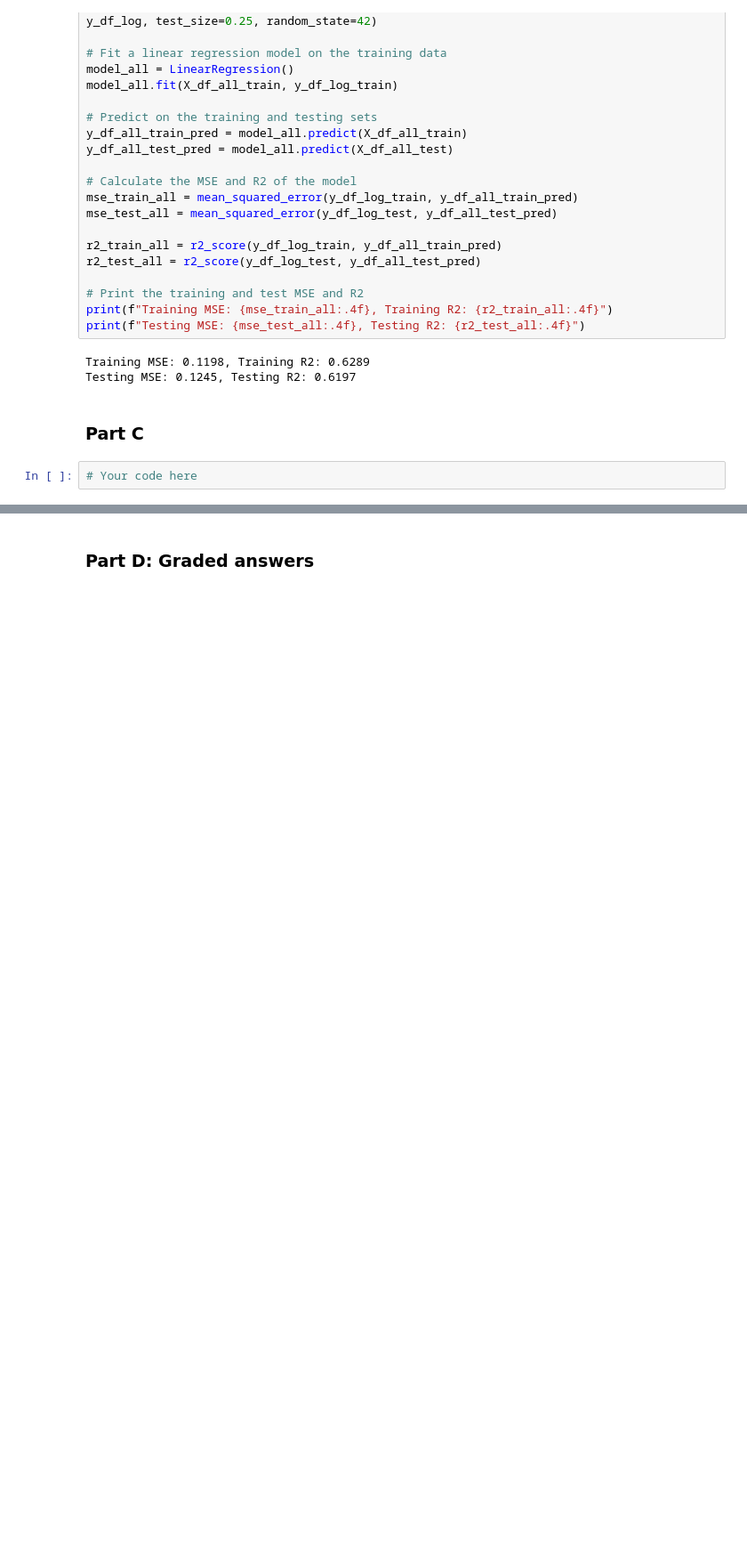
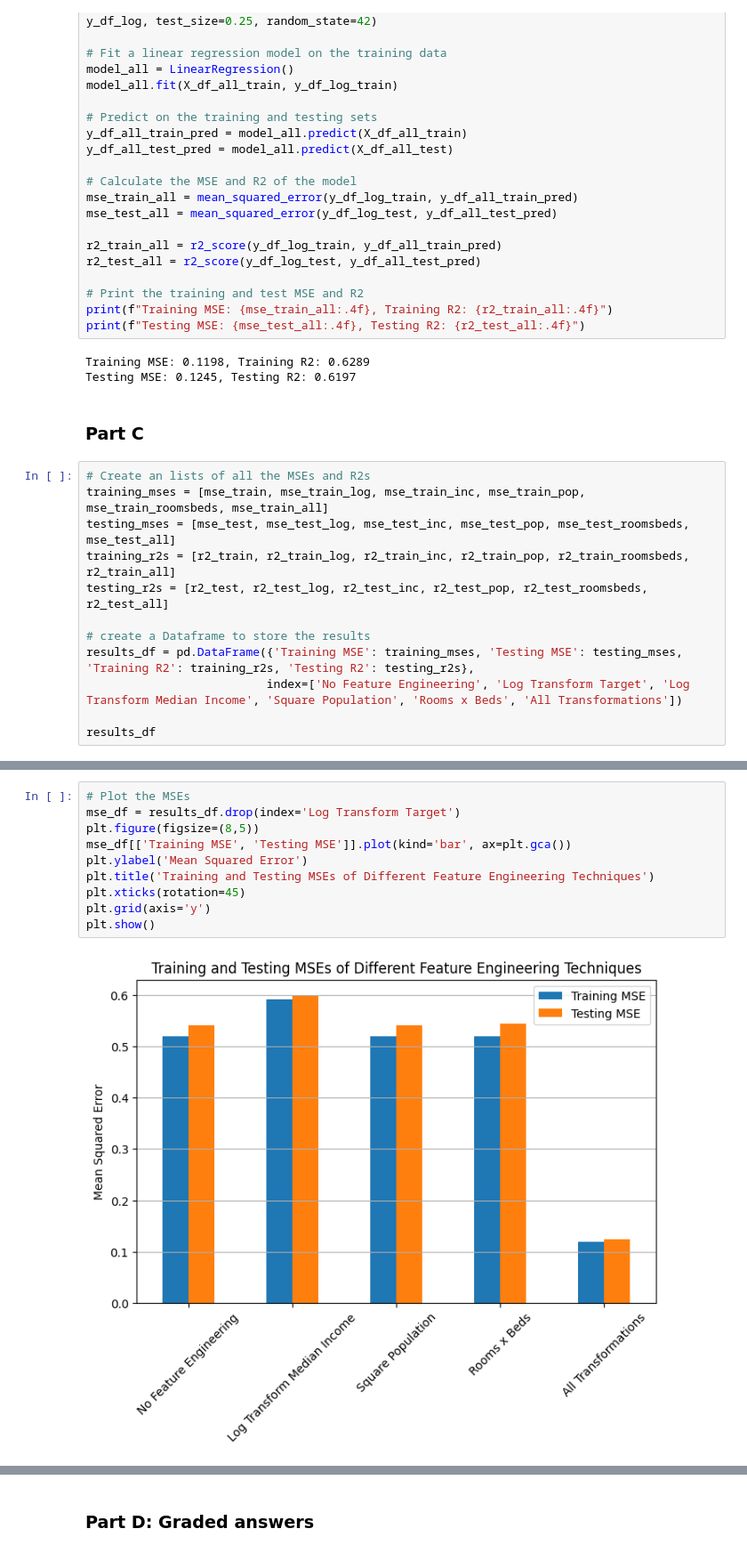
Before and after one commit to jtvon/Module-3-Assignments, a Jupyter notebook: Homework_03.ipynb, the cells around one changed output, grey strips where cells are left out. Shown: that part at 89% size. Cells and saved outputs as stored; diff of their text form; blank space fills up the shorter version.

```diff
--- a/Homework_03.ipynb
+++ b/Homework_03.ipynb
@@ -577,4 +577,14 @@ Testing MSE: 0.1245, Testing R2: 0.6197
 # %% [markdown]
 ### Part C
 # %%
-# Your code here
+# Create an lists of all the MSEs and R2s
+training_mses = [mse_train, mse_train_log, mse_train_inc, mse_train_pop, mse_train_roomsbeds, mse_train_all]
+testing_mses = [mse_test, mse_test_log, mse_test_inc, mse_test_pop, mse_test_roomsbeds, mse_test_all]
+training_r2s = [r2_train, r2_train_log, r2_train_inc, r2_train_pop, r2_train_roomsbeds, r2_train_all]
+testing_r2s = [r2_test, r2_test_log, r2_test_inc, r2_test_pop, r2_test_roomsbeds, r2_test_all]
+
+# create a Dataframe to store the results
+results_df = pd.DataFrame({'Training MSE': training_mses, 'Testing MSE': testing_mses, 'Training R2': training_r2s, 'Testing R2': testing_r2s},
+                          index=['No Feature Engineering', 'Log Transform Target', 'Log Transform Median Income', 'Square Population', 'Rooms x Beds', 'All Transformations'])
+
+results_df
@@ -580,0 +599,12 @@ Testing MSE: 0.1245, Testing R2: 0.6197
+# %%
+# Plot the MSEs
+mse_df = results_df.drop(index='Log Transform Target')
+plt.figure(figsize=(8,5))
+mse_df[['Training MSE', 'Testing MSE']].plot(kind='bar', ax=plt.gca())
+plt.ylabel('Mean Squared Error')
+plt.title('Training and Testing MSEs of Different Feature Engineering Techniques')
+plt.xticks(rotation=45)
+plt.grid(axis='y')
+plt.show()
+# %% [output]
+[figure, added]
```
Also changed, not shown: parts of 3 cells of this notebook.
